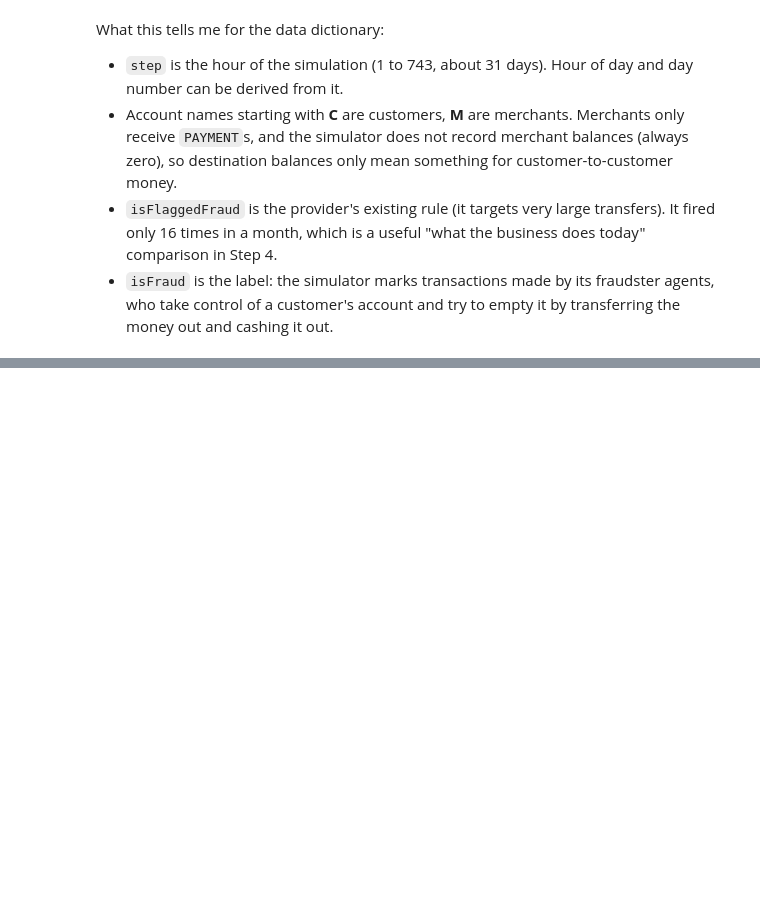
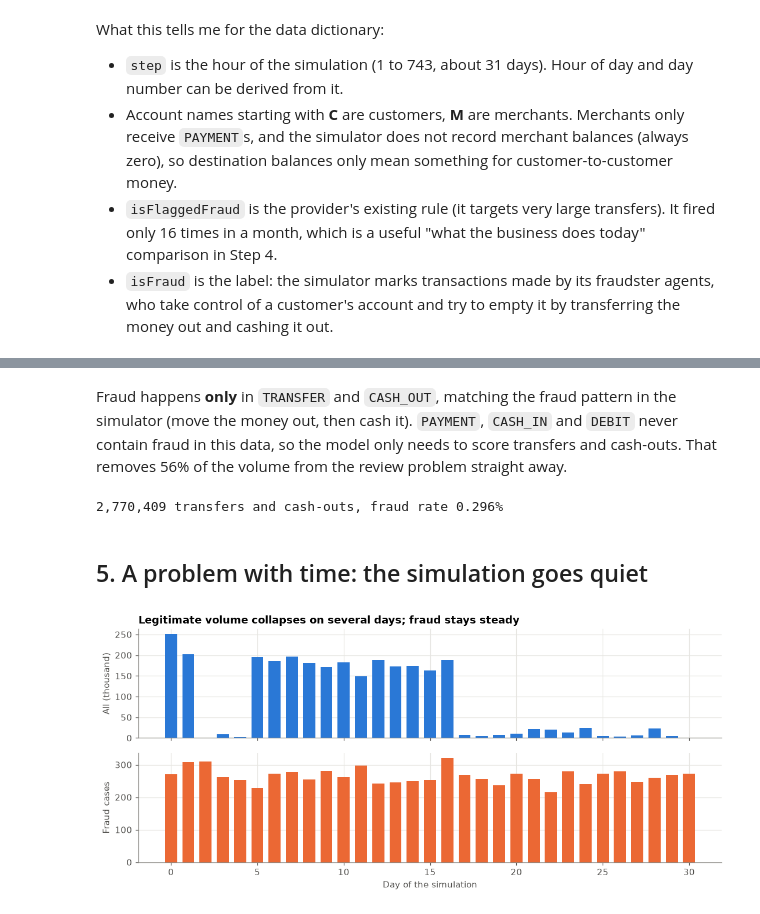
Before and after one commit to vusumuzinkosi/fraud-detection-mobile-money, a Jupyter notebook: notebooks/01_explore.ipynb, the cells around one changed output, grey strips where cells are left out. Drawn from its saved outputs; the diff is of its cells as text; code cells hidden in the pictures; blank space fills up the shorter version.

```diff
--- a/notebooks/01_explore.ipynb
+++ b/notebooks/01_explore.ipynb
@@ -108,0 +112,16 @@ What this tells me for the data dictionary:
+# %%
+import matplotlib.pyplot as plt
+
+# One consistent, colour-blind-safe look for every chart in this project
+BLUE, ORANGE, AQUA, YELLOW, GREY = "#2a78d6", "#eb6834", "#1baf7a", "#eda100", "#8a8984"
+plt.rcParams.update({
+    "figure.dpi": 110, "savefig.dpi": 150, "savefig.bbox": "tight",
+    "figure.facecolor": "white", "axes.facecolor": "white",
+    "axes.spines.top": False, "axes.spines.right": False,
+    "axes.edgecolor": GREY, "axes.grid": True, "grid.color": "#e6e5e1", "grid.linewidth": 0.8,
+    "axes.axisbelow": True, "axes.titleweight": "bold", "axes.titlesize": 12,
+    "axes.titlelocation": "left", "axes.labelcolor": "#52514e",
+    "xtick.color": "#52514e", "ytick.color": "#52514e", "font.size": 10,
+    "legend.frameon": False, "lines.linewidth": 2,
+    "axes.prop_cycle": plt.cycler(color=[BLUE, ORANGE, AQUA, YELLOW]),
+})
@@ -108,0 +153,26 @@ What this tells me for the data dictionary:
+# %% [markdown]
+Fraud happens **only** in `TRANSFER` and `CASH_OUT`, matching the fraud pattern in the simulator (move the money out, then cash it). `PAYMENT`, `CASH_IN` and `DEBIT` never contain fraud in this data, so the model only needs to score transfers and cash-outs. That removes 56% of the volume from the review problem straight away.
+# %%
+tc = tx[tx.type.isin(["TRANSFER", "CASH_OUT"])].copy()
+tc["day"] = (tc.step - 1) // 24
+tc["hour"] = (tc.step - 1) % 24
+del tx
+print(f"{len(tc):,} transfers and cash-outs, fraud rate {tc.isFraud.mean():.3%}")
+# %% [output]
+2,770,409 transfers and cash-outs, fraud rate 0.296%
+# %% [markdown]
+## 5. A problem with time: the simulation goes quiet
+# %%
+daily = tc.groupby("day").agg(transactions=("isFraud", "size"), fraud=("isFraud", "sum"))
+fig, (ax1, ax2) = plt.subplots(2, 1, figsize=(10, 4.6), sharex=True)
+ax1.bar(daily.index, daily.transactions / 1000, color=BLUE, width=0.7)
+ax1.set_ylabel("All (thousand)")
+ax1.set_title("Legitimate volume collapses on several days; fraud stays steady")
+ax2.bar(daily.index, daily.fraud, color=ORANGE, width=0.7)
+ax2.set_ylabel("Fraud cases")
+ax2.set_xlabel("Day of the simulation")
+fig.tight_layout()
+fig.savefig("../figures/daily_volume.png")
+plt.show()
+# %% [output]
+[figure, added]
```
Also changed, not shown: parts of 19 cells of this notebook, 4 other files.
